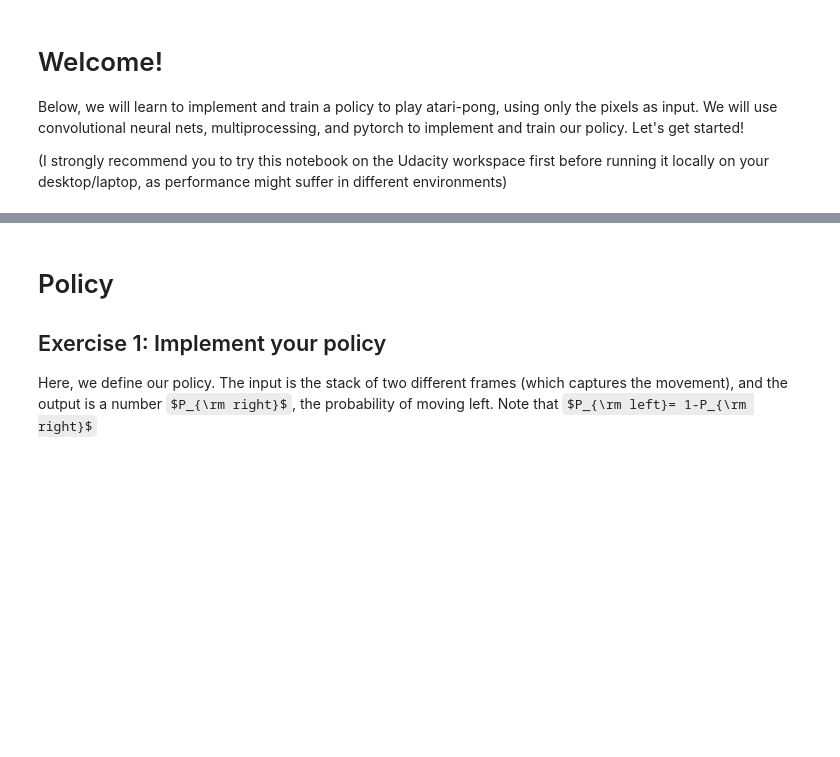
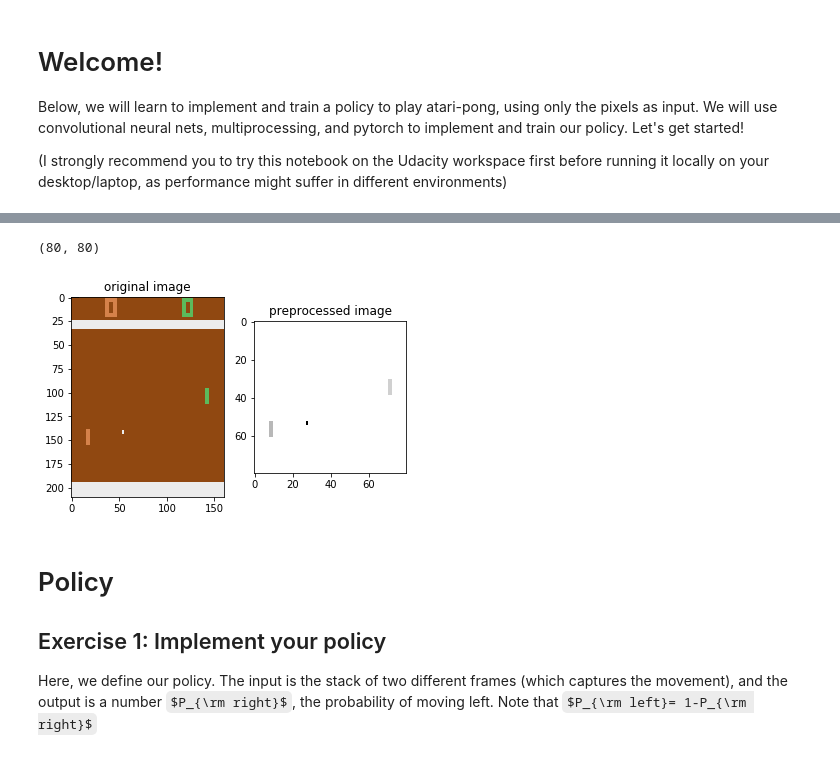
Before and after one commit to reinaldomaslim/deep-reinforcement-learning, a Jupyter notebook: reinforce/pong-REINFORCE.ipynb, the cells around one changed output, grey strips where cells are left out. Drawn from its saved outputs; the diff is of its cells as text; code cells hidden in the pictures; some formulas as TeX source; blank space fills up the shorter version.

```diff
--- a/reinforce/pong-REINFORCE.ipynb
+++ b/reinforce/pong-REINFORCE.ipynb
@@ -45,24 +42,31 @@ print("List of available actions: ", env.unwrapped.get_action_meanings())
 # %%
 import matplotlib
 import matplotlib.pyplot as plt
+import numpy as np
+
 
 # show what a preprocessed image looks like
 env.reset()
 _, _, _, _ = env.step(0)
 # get a frame after 20 steps
 for _ in range(20):
     frame, _, _, _ = env.step(1)
 
 plt.subplot(1,2,1)
 plt.imshow(frame)
 plt.title('original image')
 
 plt.subplot(1,2,2)
 plt.title('preprocessed image')
 
+preprocessed_img = pong_utils.preprocess_single(frame)
+print(preprocessed_img.shape)
 # 80 x 80 black and white image
-plt.imshow(pong_utils.preprocess_single(frame), cmap='Greys')
+plt.imshow(preprocessed_img, cmap='Greys')
 plt.show()
+# %% [output]
+(80, 80)
+[figure, added]
 # %% [markdown]
 # Policy
 
```
Also changed, not shown: parts of 12 cells of this notebook, 6 other files.
